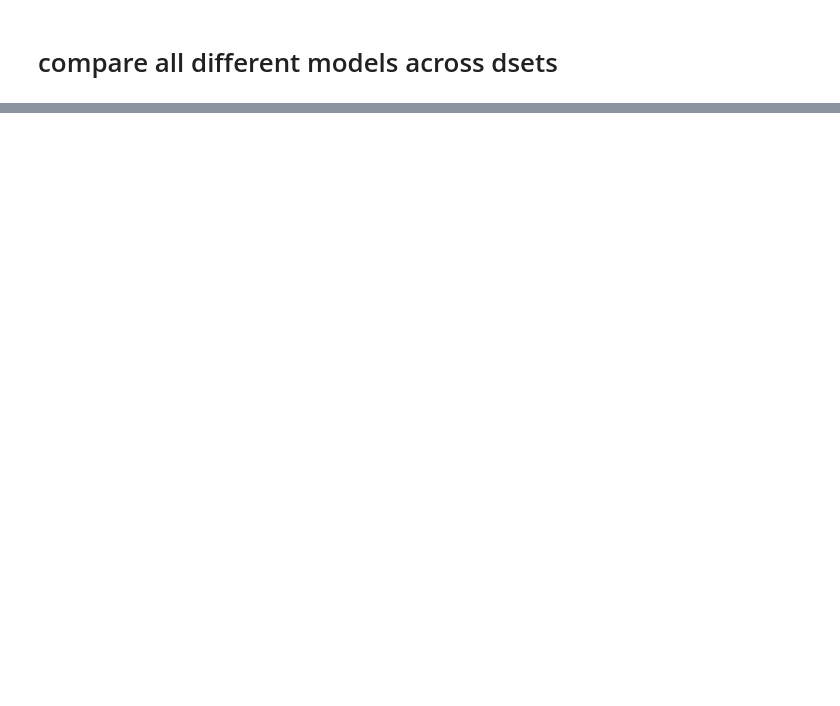
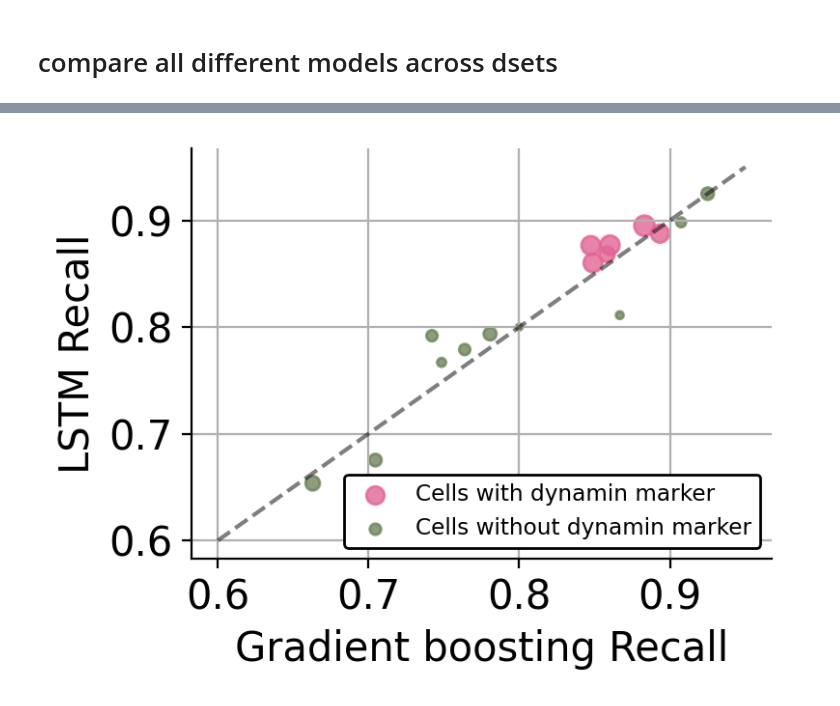
Before and after one commit to Yu-Group/molecular-partner-prediction, a Jupyter notebook: notebooks/02_fig3_all_models_cell_acc.ipynb, the cells around one changed output, grey strips where cells are left out. Cells and saved outputs as stored; diff of their text form; code cells hidden in the pictures; blank space fills up the shorter version.

```diff
--- a/notebooks/02_fig3_all_models_cell_acc.ipynb
+++ b/notebooks/02_fig3_all_models_cell_acc.ipynb
@@ -160,0 +135,38 @@ plt.show()
+# %%
+res = pd.read_csv(f"../reports/cell_level_res{suffix}.csv", index_col=0)
+res = res[[c for c in res.columns if 'recall' in c]]
+# print(res)
+dynamin_cells = [f'{k}_recall' for k in config.DSETS['clath_aux_dynamin']['test']]
+non_dynamin_cells = [c for c in res.columns if c not in dynamin_cells]
+baseline = 'gb_basic'
+plt.figure(dpi=200, figsize=(4, 3))
+plt.grid(zorder=-10.0)
+plt.scatter(res.loc[baseline][dynamin_cells].values,
+            res.loc['lstm'][dynamin_cells].values,
+            color='#E26595',
+            s=[1. * num_cells[cell[:-7]]/30 for cell in dynamin_cells],
+            label='Cells with dynamin marker',
+            alpha=.8)
+plt.scatter(res.loc[baseline][non_dynamin_cells].values,
+            res.loc['lstm'][non_dynamin_cells].values,
+            color='#6F845C',
+            s=[1. * num_cells[cell[:-7]]/30 for cell in non_dynamin_cells],
+            label='Cells without dynamin marker',
+            alpha=.8)
+#plt.figure(dpi=200, figsize=(4, 3))
+#plt.scatter(res.loc['svm_dasc'].values, res.loc['lstm'].values, color='#E26595')
+# plt.xlim((0.68, 0.87))
+# plt.ylim((0.68, 0.87))
+# plt.xticks([0.7, 0.75, 0.85])
+# plt.yticks([0.7, 0.75, 0.85])
+plt.xlabel("Gradient boosting Recall")
+plt.ylabel("LSTM Recall")
+plt.legend(loc='lower right', fontsize='small', framealpha=1, edgecolor='black')
+# plt.title("Test accuracy", fontsize=15)
+
+# plt.title("Classification accuracy", fontsize=15)
+plt.plot((0.6, 0.95), (0.6, 0.95), '--', color='k', alpha=.5)
+viz.savefig('recall_lstm_gb')
+plt.show()
+# %% [output]
+[figure, added]
```
Also changed, not shown: parts of 5 cells of this notebook, 2 other files.
